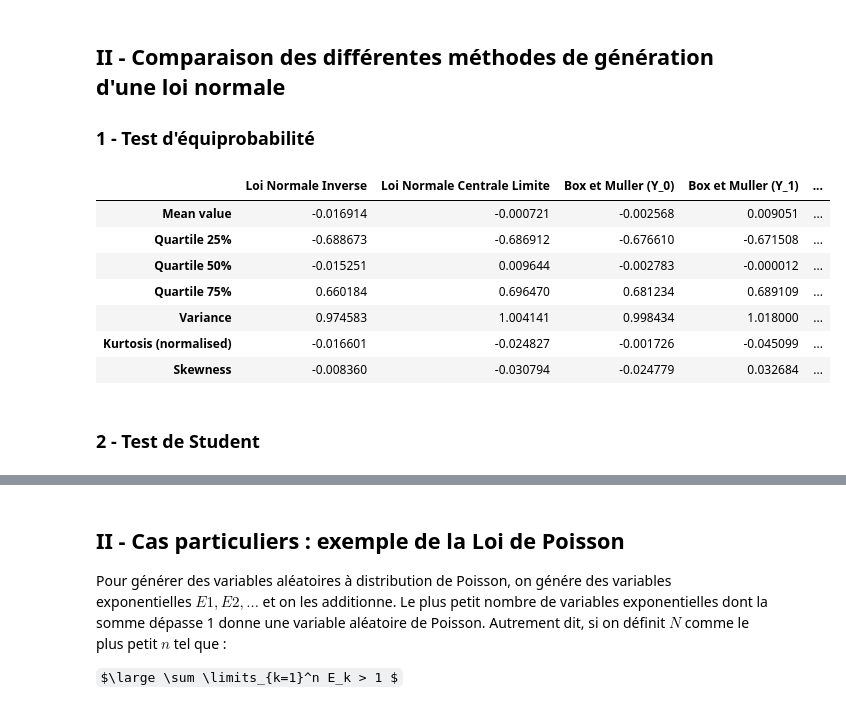
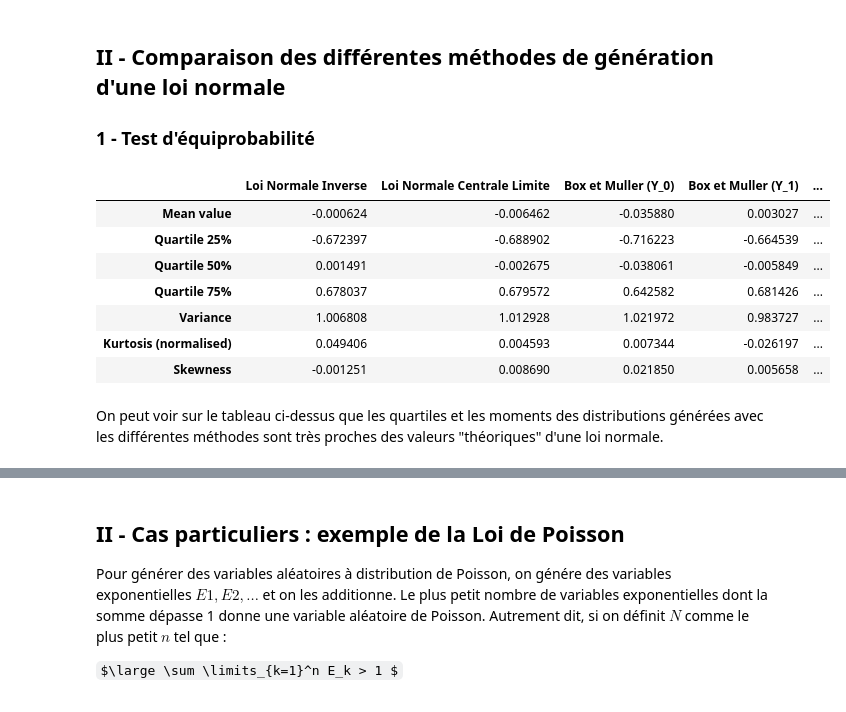
Before and after one commit to maxime-bc/PGC-GVA-TP1-Generateurs, a Jupyter notebook: TP2_Lois_de_probabilité.ipynb, the cells around one changed output, grey strips where cells are left out. Cells and saved outputs as stored; diff of their text form; code cells hidden in the pictures; some formulas as TeX source.

Commit message:
Add tests

```diff
--- a/TP2_Lois_de_probabilité.ipynb
+++ b/TP2_Lois_de_probabilité.ipynb
@@ -334,29 +338,29 @@ inline_distplot(laplace, [100, 10_000, 1_000_000],
 # %%
 NAMES = ['Loi Normale Inverse', 'Loi Normale Centrale Limite', 'Box et Muller (Y_0)', 'Box et Muller (Y_1)', 'Enveloppe de Cauchy',
          'Enveloppe de Laplace']
 n = 10_000
 y0, y1 = box_muller(n)
 distributions = [loi_normale_rep_inv(n), loi_normale_centrale_limite(n), y0, y1, cauchy(n), laplace(n)]
 
-data = {'Mean value': [mean(sublist) for sublist in distributions],
+rows = {'Mean value': [mean(sublist) for sublist in distributions],
         'Quartile 25%': [np.percentile(sublist, 25) for sublist in distributions],
         'Quartile 50%': [np.percentile(sublist, 50) for sublist in distributions],
         'Quartile 75%': [np.percentile(sublist, 75) for sublist in distributions],
         'Variance': [np.var(sublist) for sublist in distributions],
         'Kurtosis (normalised)': [kurtosis(sublist) for sublist in distributions],
         'Skewness': [skew(sublist) for sublist in distributions]}
 
-data = pd.DataFrame.from_dict(data, orient='index', columns=NAMES)
+data = pd.DataFrame.from_dict(rows, orient='index', columns=NAMES)
 data['Valeur théorique'] = [0,  -0.675, 0,  0.675, 1, 0, 0]
 data
 # %% [output]
 |  | Loi Normale Inverse | Loi Normale Centrale Limite | Box et Muller (Y_0) | Box et Muller (Y_1) | ... |
-| Mean value | -0.016914 | -0.000721 | -0.002568 | 0.009051 | ... |
-| Quartile 25% | -0.688673 | -0.686912 | -0.676610 | -0.671508 | ... |
-| Quartile 50% | -0.015251 | 0.009644 | -0.002783 | -0.000012 | ... |
-| Quartile 75% | 0.660184 | 0.696470 | 0.681234 | 0.689109 | ... |
-| Variance | 0.974583 | 1.004141 | 0.998434 | 1.018000 | ... |
-| Kurtosis (normalised) | -0.016601 | -0.024827 | -0.001726 | -0.045099 | ... |
-| Skewness | -0.008360 | -0.030794 | -0.024779 | 0.032684 | ... |
+| Mean value | -0.000624 | -0.006462 | -0.035880 | 0.003027 | ... |
+| Quartile 25% | -0.672397 | -0.688902 | -0.716223 | -0.664539 | ... |
+| Quartile 50% | 0.001491 | -0.002675 | -0.038061 | -0.005849 | ... |
+| Quartile 75% | 0.678037 | 0.679572 | 0.642582 | 0.681426 | ... |
+| Variance | 1.006808 | 1.012928 | 1.021972 | 0.983727 | ... |
+| Kurtosis (normalised) | 0.049406 | 0.004593 | 0.007344 | -0.026197 | ... |
+| Skewness | -0.001251 | 0.008690 | 0.021850 | 0.005658 | ... |
-# %% [markdown]
-### 2 - Test de Student<a name="student"></a>
+# %% [markdown]
+On peut voir sur le tableau ci-dessus que les quartiles et les moments des distributions générées avec les différentes méthodes sont très proches des valeurs "théoriques" d'une loi normale.
```
Also changed, not shown: parts of 24 cells of this notebook.
